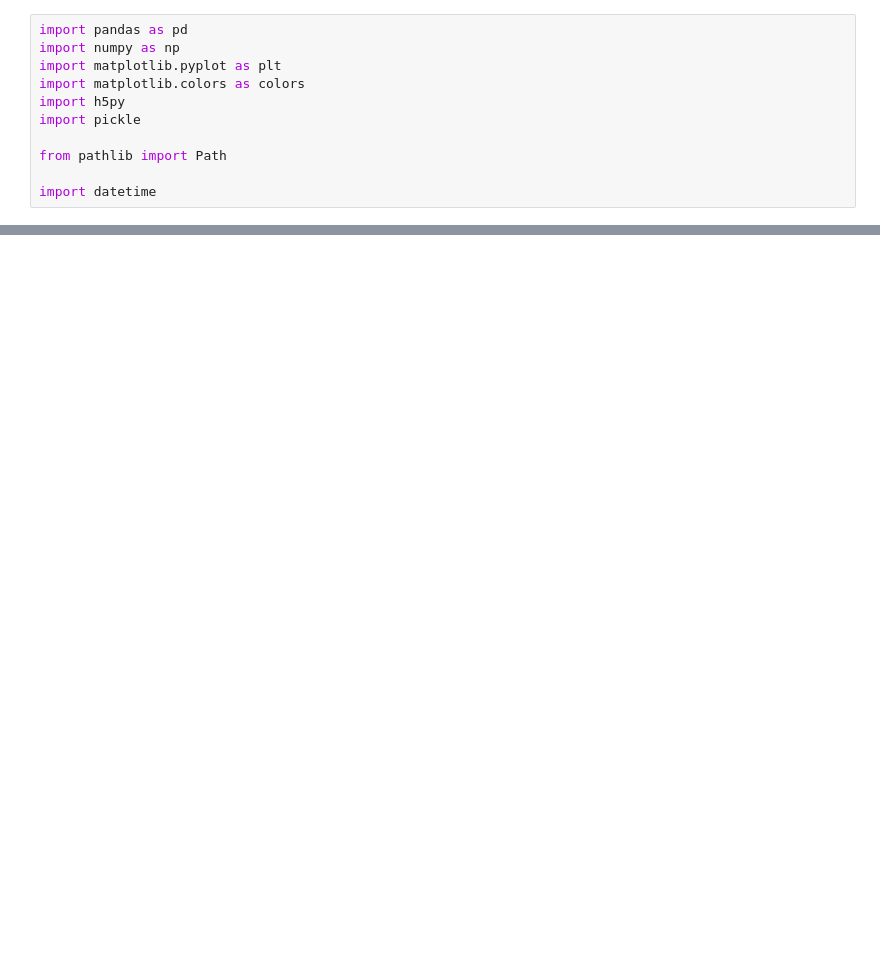
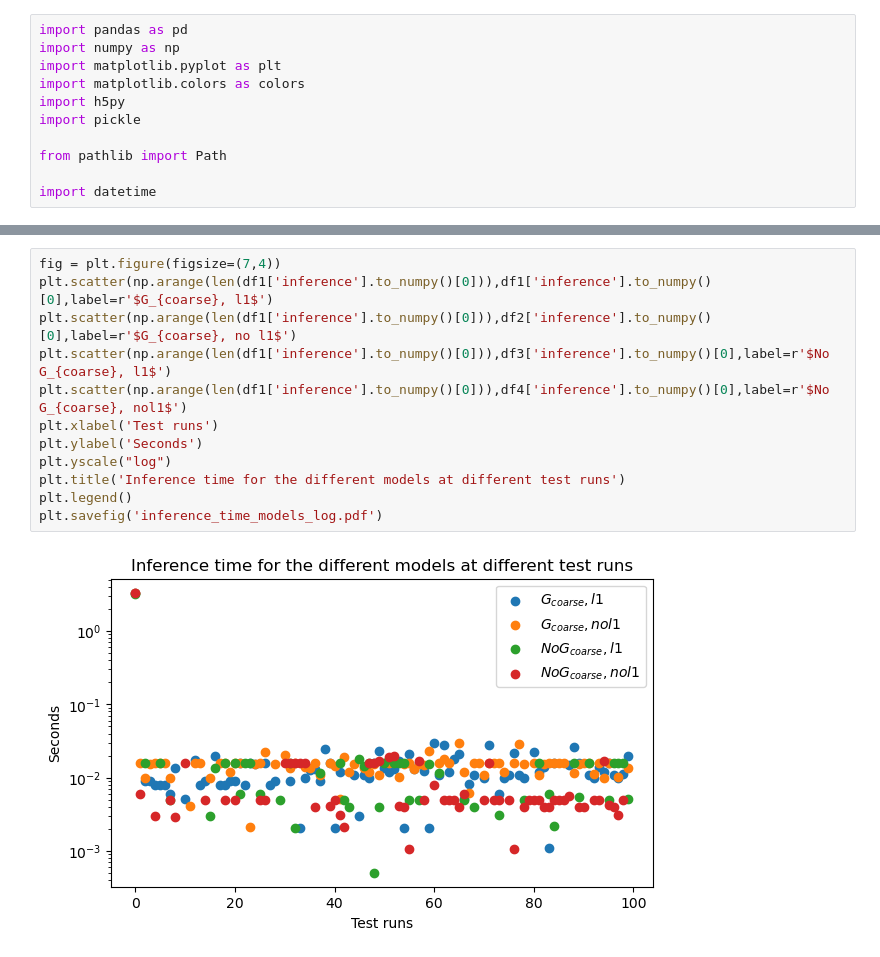
Before and after one commit to andreagboa/magfield-prediction, a Jupyter notebook: checkpoints/boundary_1_256/read_df_models.ipynb, the cells around one changed output, grey strips where cells are left out. Cells and saved outputs as stored; diff of their text form; blank space fills up the shorter version.

```diff
--- a/checkpoints/boundary_1_256/read_df_models.ipynb
+++ b/checkpoints/boundary_1_256/read_df_models.ipynb
@@ -26,3 +45,17 @@ Curl: 6.063 $\pm$ 2.508
+# %%
+fig = plt.figure(figsize=(7,4))
+plt.scatter(np.arange(len(df1['inference'].to_numpy()[0])),df1['inference'].to_numpy()[0],label=r'$G_{coarse}, l1$')
+plt.scatter(np.arange(len(df1['inference'].to_numpy()[0])),df2['inference'].to_numpy()[0],label=r'$G_{coarse}, no l1$')
+plt.scatter(np.arange(len(df1['inference'].to_numpy()[0])),df3['inference'].to_numpy()[0],label=r'$No G_{coarse}, l1$')
+plt.scatter(np.arange(len(df1['inference'].to_numpy()[0])),df4['inference'].to_numpy()[0],label=r'$No G_{coarse}, nol1$')
+plt.xlabel('Test runs')
+plt.ylabel('Seconds')
+plt.yscale("log")
+plt.title('Inference time for the different models at different test runs')
+plt.legend()
+plt.savefig('inference_time_models_log.pdf')
+# %% [output]
+[figure, added]
 # %%
 df = pd.read_pickle(f'in_94_coarseG_l1False_230609_170444.p')
 
```
Also changed, not shown: parts of 7 cells of this notebook, 16 other files.
